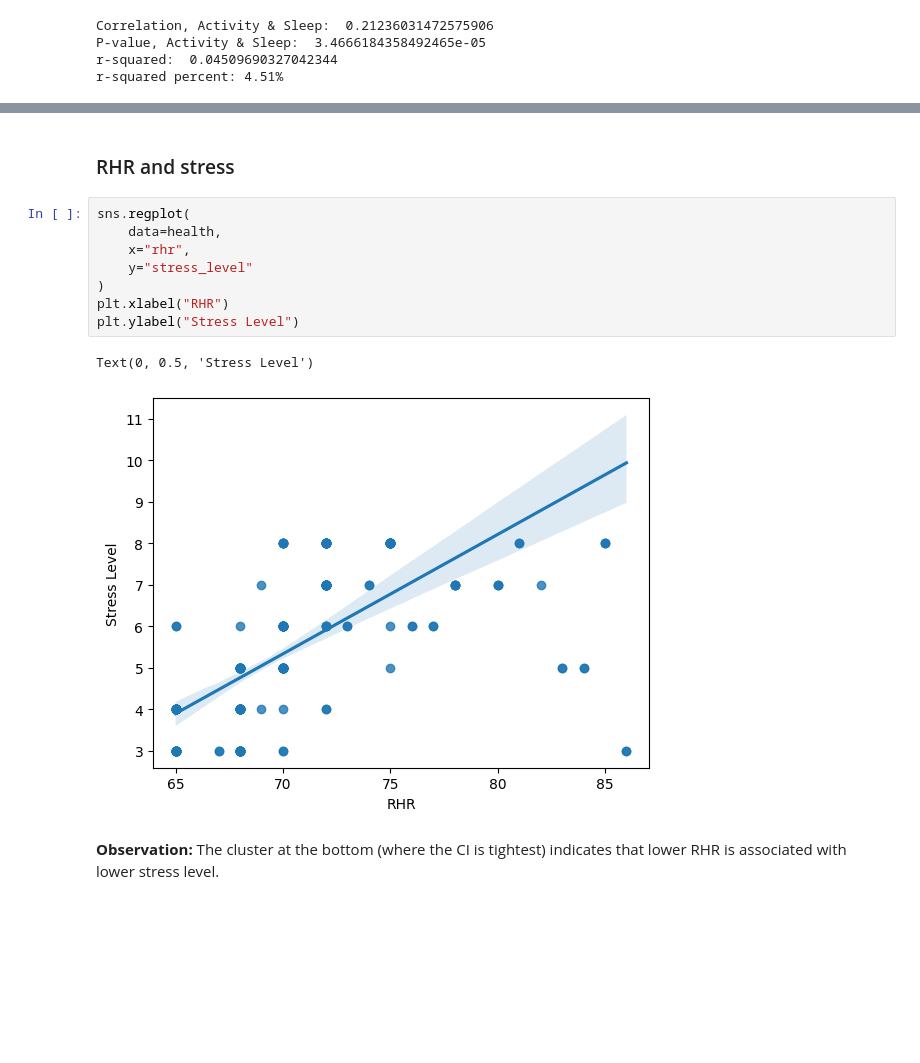
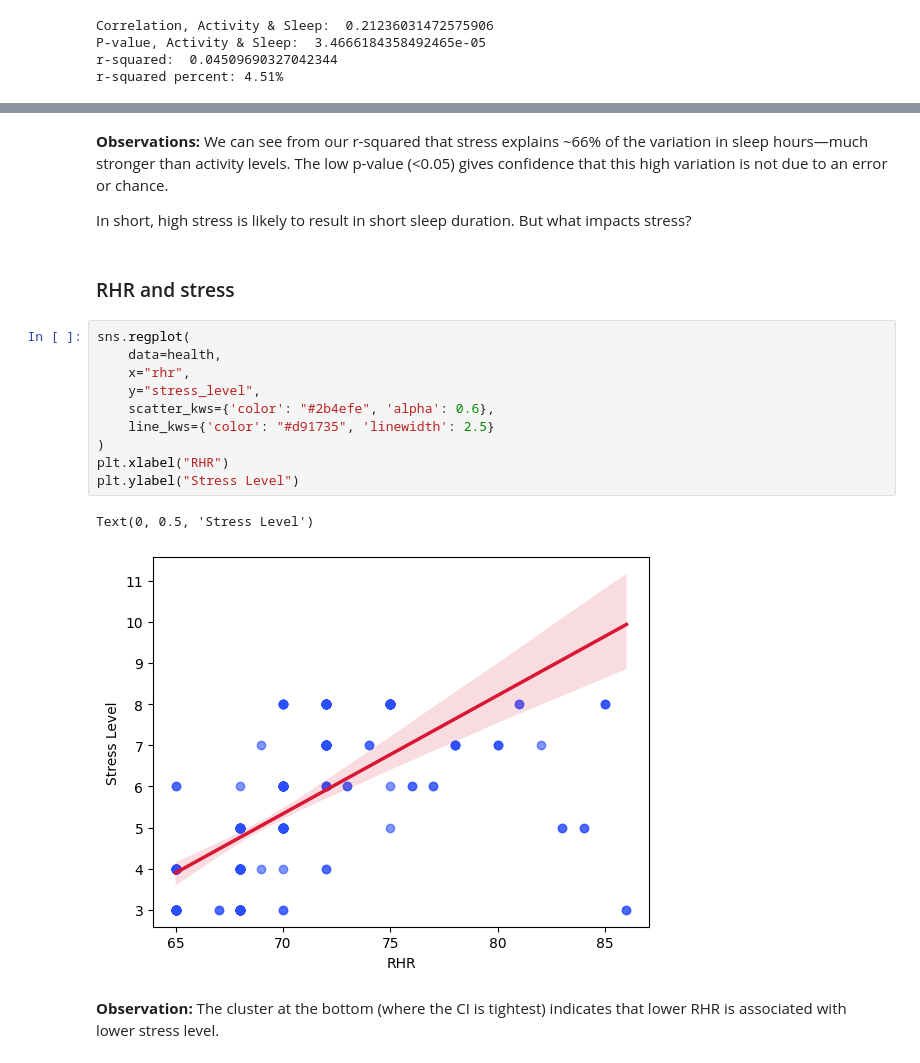
Before and after one commit to chandlershortlidge/sleep-heath-analysis, a Jupyter notebook: main.ipynb, the cells around one changed output, grey strips where cells are left out. Cells and saved outputs as stored; diff of their text form; blank space fills up the shorter version.

```diff
--- a/main.ipynb
+++ b/main.ipynb
@@ -203,16 +165,22 @@ r-squared percent: 65.78%
+# %% [markdown]
+**Observations:** We can see from our r-squared that stress explains ~66% of the variation in sleep hours—much stronger than activity levels. The low p-value (<0.05) gives confidence that this high variation is not due to an error or chance.
+
+In short, high stress is likely to result in short sleep duration. But what impacts stress?
 # %% [markdown]
 ### RHR and stress
 # %%
 sns.regplot(
     data=health,
     x="rhr",
-    y="stress_level"
+    y="stress_level",
+    scatter_kws={'color': "#2b4efe", 'alpha': 0.6},
+    line_kws={'color': "#d91735", 'linewidth': 2.5}
 )
 plt.xlabel("RHR")
 plt.ylabel("Stress Level")
 # %% [output]
 Text(0, 0.5, 'Stress Level')
-[figure, old version]
+[figure, new version]
 # %% [markdown]
 **Observation:** The cluster at the bottom (where the CI is tightest) indicates that lower RHR is associated with lower stress level.
 # %%
```
Also changed, not shown: parts of 37 cells of this notebook.
